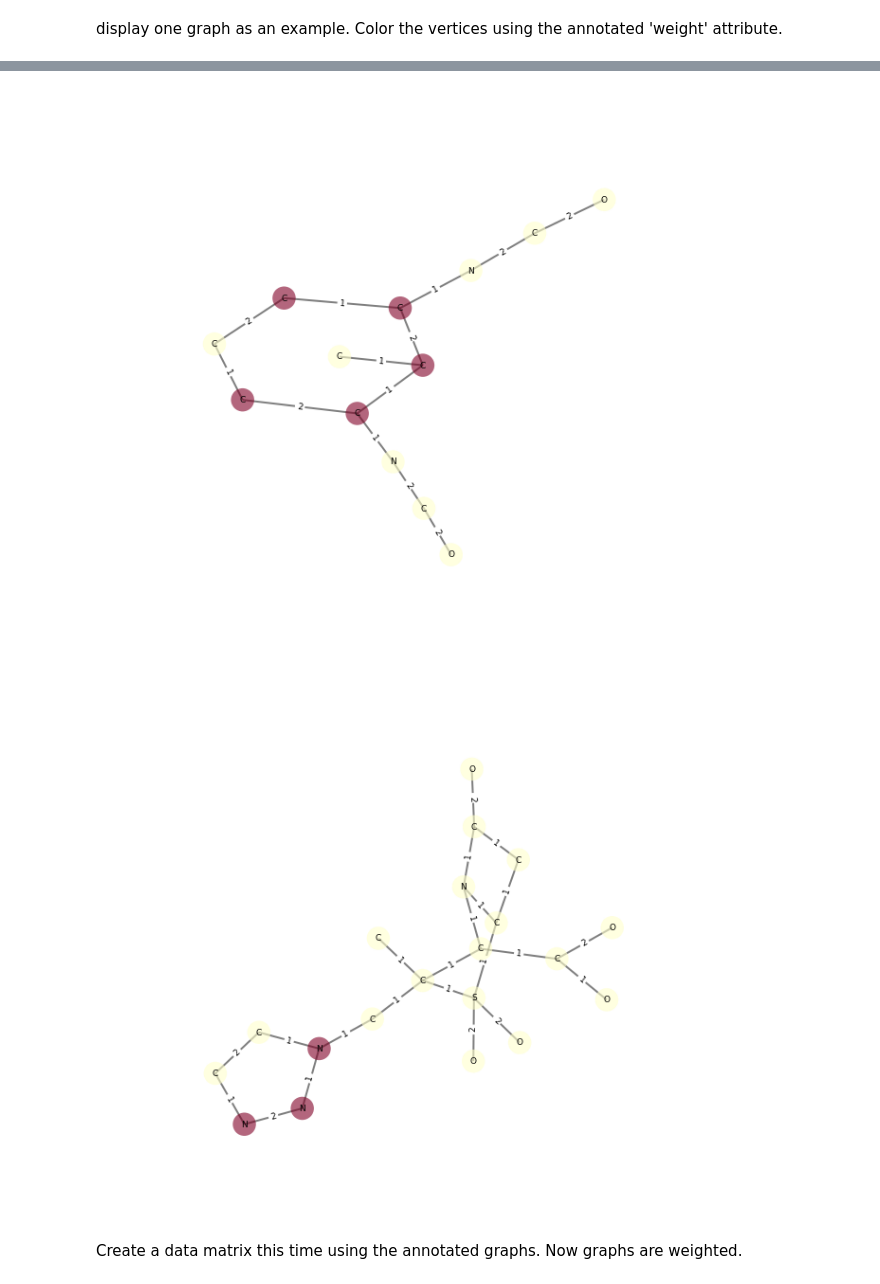
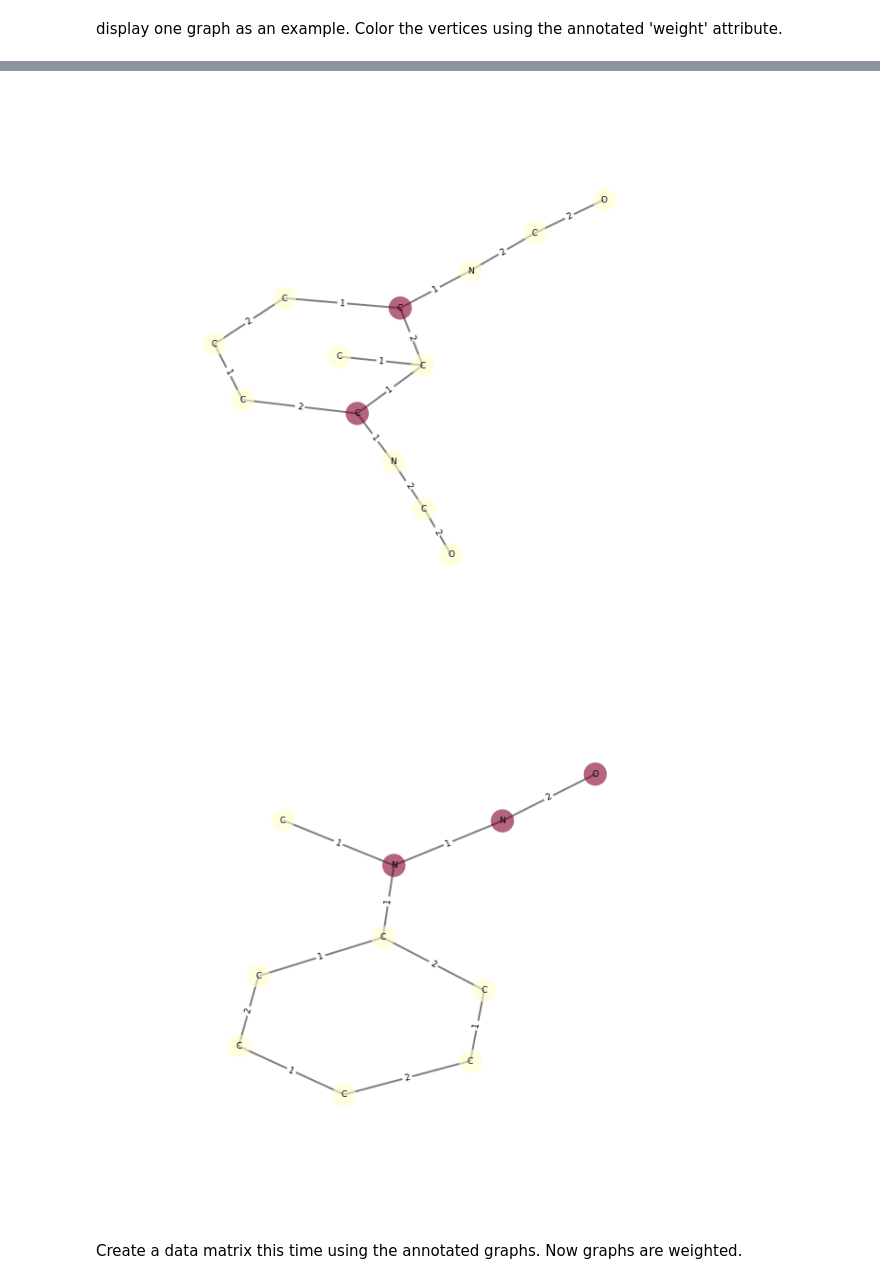
Before and after one commit to fabriziocosta/EDeN, a Jupyter notebook: examples/annotation.ipynb, the cells around one changed output, grey strips where cells are left out. Saved outputs shown, nothing was run; the diff lists cells and outputs as text; code cells hidden in the pictures.

```diff
--- a/examples/annotation.ipynb
+++ b/examples/annotation.ipynb
@@ -7,5 +7,18 @@ import numpy as np
+# %%
+pos = 'bursi.pos.gspan'
+neg = 'bursi.neg.gspan'
+
+from eden.converter.graph.gspan import gspan_to_eden
+iterable_pos = gspan_to_eden( pos )
+iterable_neg = gspan_to_eden( neg )
+
+#split train/test
+train_test_split=0.5
+from eden.util import random_bipartition_iter
+iterable_pos_train, iterable_pos_test = random_bipartition_iter(iterable_pos, relative_size=train_test_split)
+iterable_neg_train, iterable_neg_test = random_bipartition_iter(iterable_neg, relative_size=train_test_split)
 # %% [markdown]
 setup the vectorizer
 # %%
 from eden.graph import Vectorizer
-vectorizer = Vectorizer( complexity=1 )
+vectorizer = Vectorizer( complexity=3 )
@@ -42,0 +25,11 @@ SGDClassifier(alpha=0.0001, class_weight=None, epsilon=0.1, eta0=0.0,
+# %%
+%%time
+from itertools import tee
+iterable_pos_train,iterable_pos_train_=tee(iterable_pos_train)
+iterable_neg_train,iterable_neg_train_=tee(iterable_neg_train)
+iterable_pos_test,iterable_pos_test_=tee(iterable_pos_test)
+iterable_neg_test,iterable_neg_test_=tee(iterable_neg_test)
+
+from eden.util import fit,estimate
+estimator = fit(iterable_pos_train_, iterable_neg_train_, vectorizer)
+estimate(iterable_pos_test_, iterable_neg_test_, estimator, vectorizer)
@@ -46,11 +57,10 @@ annotate instances and list all resulting graphs
 display one graph as an example. Color the vertices using the annotated 'weight' attribute.
 # %%
 %matplotlib inline
+from itertools import tee
+iterable_pos_train,iterable_pos_train_=tee(iterable_pos_train)
 
-from eden.converter.graph.gspan import gspan_to_eden
-graphs = gspan_to_eden( uri )
-
-graphs = vectorizer.annotate( graphs, estimator=estimator )
+graphs = vectorizer.annotate( iterable_pos_train_, estimator=estimator )
 
 from eden.modifier.graph.vertex_attributes import colorize_binary
 graphs = colorize_binary(graph_list = graphs, output_attribute = 'color_value', input_attribute='importance', level=1)
@@ -65,4 +75,4 @@ for graph in graphs: draw_graph( graph, vertex_color='color_value' )
-[figure, old version]
+[figure, new version]
-[figure, old version]
+[figure, new version]
 # %% [markdown]
 Create a data matrix this time using the annotated graphs. Now graphs are weighted.
```
Also changed, not shown: parts of 19 cells of this notebook, 4 other files.
